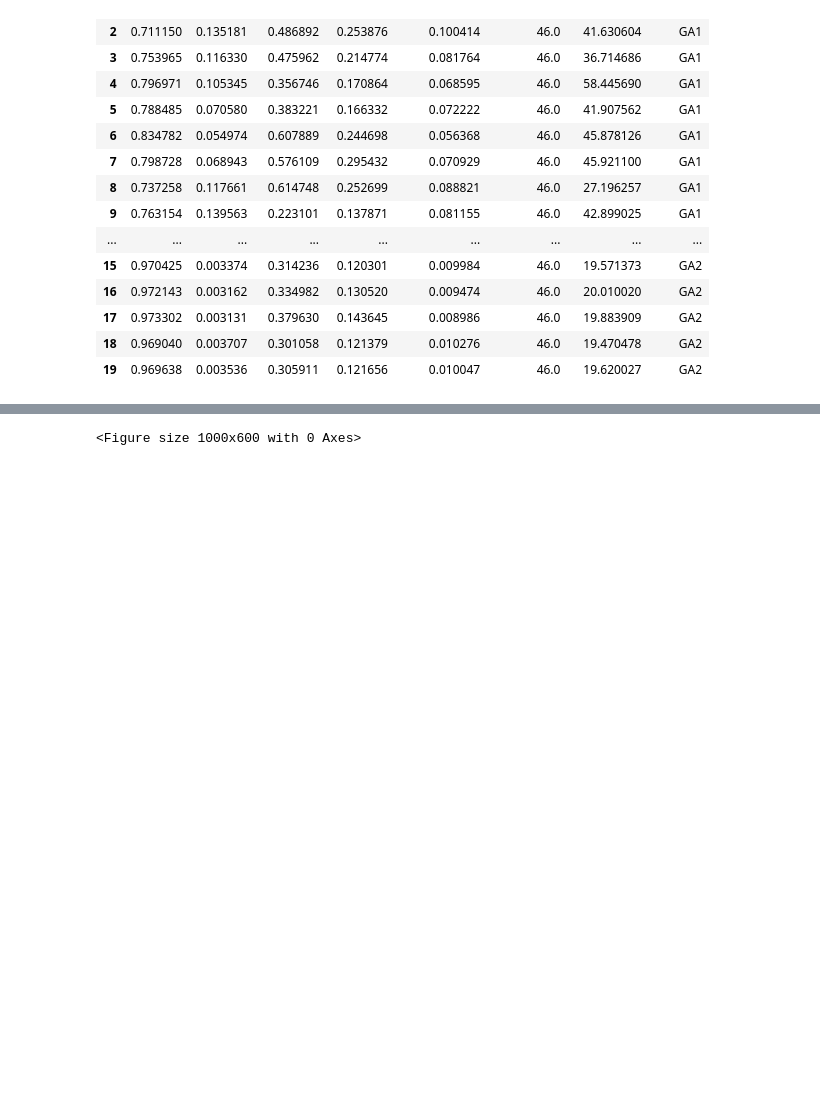
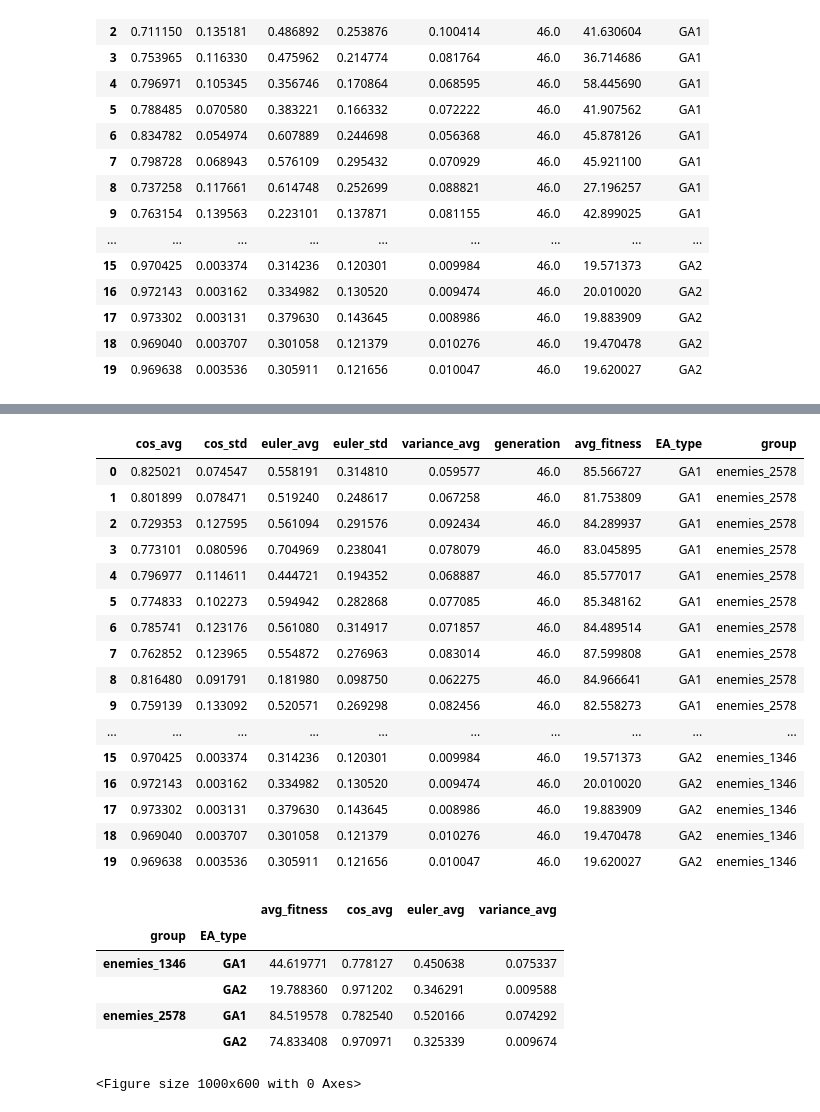
Before and after one commit to SuperAileen/evoman_framework_group24, a Jupyter notebook: similarity.ipynb, the cells around one changed output, grey strips where cells are left out. Cells and saved outputs as stored; diff of their text form; code cells hidden in the pictures; blank space fills up the shorter version.

```diff
--- a/similarity.ipynb
+++ b/similarity.ipynb
@@ -700,3 +646,31 @@ Text(0, 0.5, 'Average Fitness (Lower)')
+# %%
+df_final
+
+df_final.groupby(by=['group', 'EA_type'])[['avg_fitness','cos_avg', 'euler_avg', 'variance_avg']].mean()
+# %% [output]
+|  | cos_avg | cos_std | euler_avg | euler_std | variance_avg | generation | avg_fitness | EA_type | group |
+| 0 | 0.825021 | 0.074547 | 0.558191 | 0.314810 | 0.059577 | 46.0 | 85.566727 | GA1 | enemies_2578 |
+| 1 | 0.801899 | 0.078471 | 0.519240 | 0.248617 | 0.067258 | 46.0 | 81.753809 | GA1 | enemies_2578 |
+| 2 | 0.729353 | 0.127595 | 0.561094 | 0.291576 | 0.092434 | 46.0 | 84.289937 | GA1 | enemies_2578 |
+| 3 | 0.773101 | 0.080596 | 0.704969 | 0.238041 | 0.078079 | 46.0 | 83.045895 | GA1 | enemies_2578 |
+| 4 | 0.796977 | 0.114611 | 0.444721 | 0.194352 | 0.068887 | 46.0 | 85.577017 | GA1 | enemies_2578 |
+| 5 | 0.774833 | 0.102273 | 0.594942 | 0.282868 | 0.077085 | 46.0 | 85.348162 | GA1 | enemies_2578 |
+| 6 | 0.785741 | 0.123176 | 0.561080 | 0.314917 | 0.071857 | 46.0 | 84.489514 | GA1 | enemies_2578 |
+| 7 | 0.762852 | 0.123965 | 0.554872 | 0.276963 | 0.083014 | 46.0 | 87.599808 | GA1 | enemies_2578 |
+| 8 | 0.816480 | 0.091791 | 0.181980 | 0.098750 | 0.062275 | 46.0 | 84.966641 | GA1 | enemies_2578 |
+| 9 | 0.759139 | 0.133092 | 0.520571 | 0.269298 | 0.082456 | 46.0 | 82.558273 | GA1 | enemies_2578 |
+| ... | ... | ... | ... | ... | ... | ... | ... | ... | ... |
+| 15 | 0.970425 | 0.003374 | 0.314236 | 0.120301 | 0.009984 | 46.0 | 19.571373 | GA2 | enemies_1346 |
+| 16 | 0.972143 | 0.003162 | 0.334982 | 0.130520 | 0.009474 | 46.0 | 20.010020 | GA2 | enemies_1346 |
+| 17 | 0.973302 | 0.003131 | 0.379630 | 0.143645 | 0.008986 | 46.0 | 19.883909 | GA2 | enemies_1346 |
+| 18 | 0.969040 | 0.003707 | 0.301058 | 0.121379 | 0.010276 | 46.0 | 19.470478 | GA2 | enemies_1346 |
+| 19 | 0.969638 | 0.003536 | 0.305911 | 0.121656 | 0.010047 | 46.0 | 19.620027 | GA2 | enemies_1346 |
+|  |  | avg_fitness | cos_avg | euler_avg | variance_avg |
+| group | EA_type |  |  |  |  |
+| enemies_1346 | GA1 | 44.619771 | 0.778127 | 0.450638 | 0.075337 |
+|  | GA2 | 19.788360 | 0.971202 | 0.346291 | 0.009588 |
+| enemies_2578 | GA1 | 84.519578 | 0.782540 | 0.520166 | 0.074292 |
+|  | GA2 | 74.833408 | 0.970971 | 0.325339 | 0.009674 |
 # %%
 sim_GA,_ =similarity(population_dict)
 sim_ES,_ =similarity(population_dict_ES)
```
Also changed, not shown: parts of 9 cells of this notebook, 3 other files.
